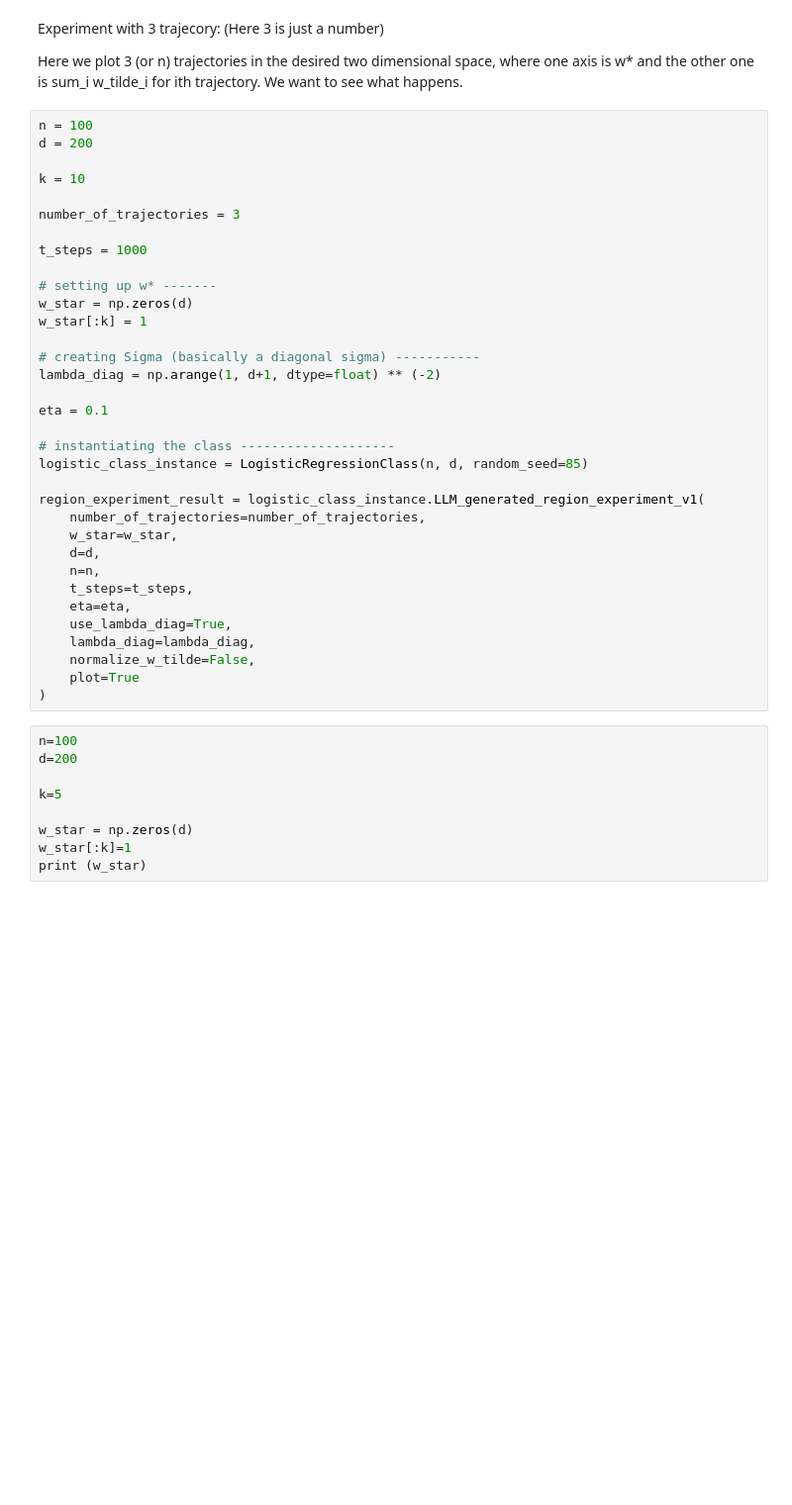
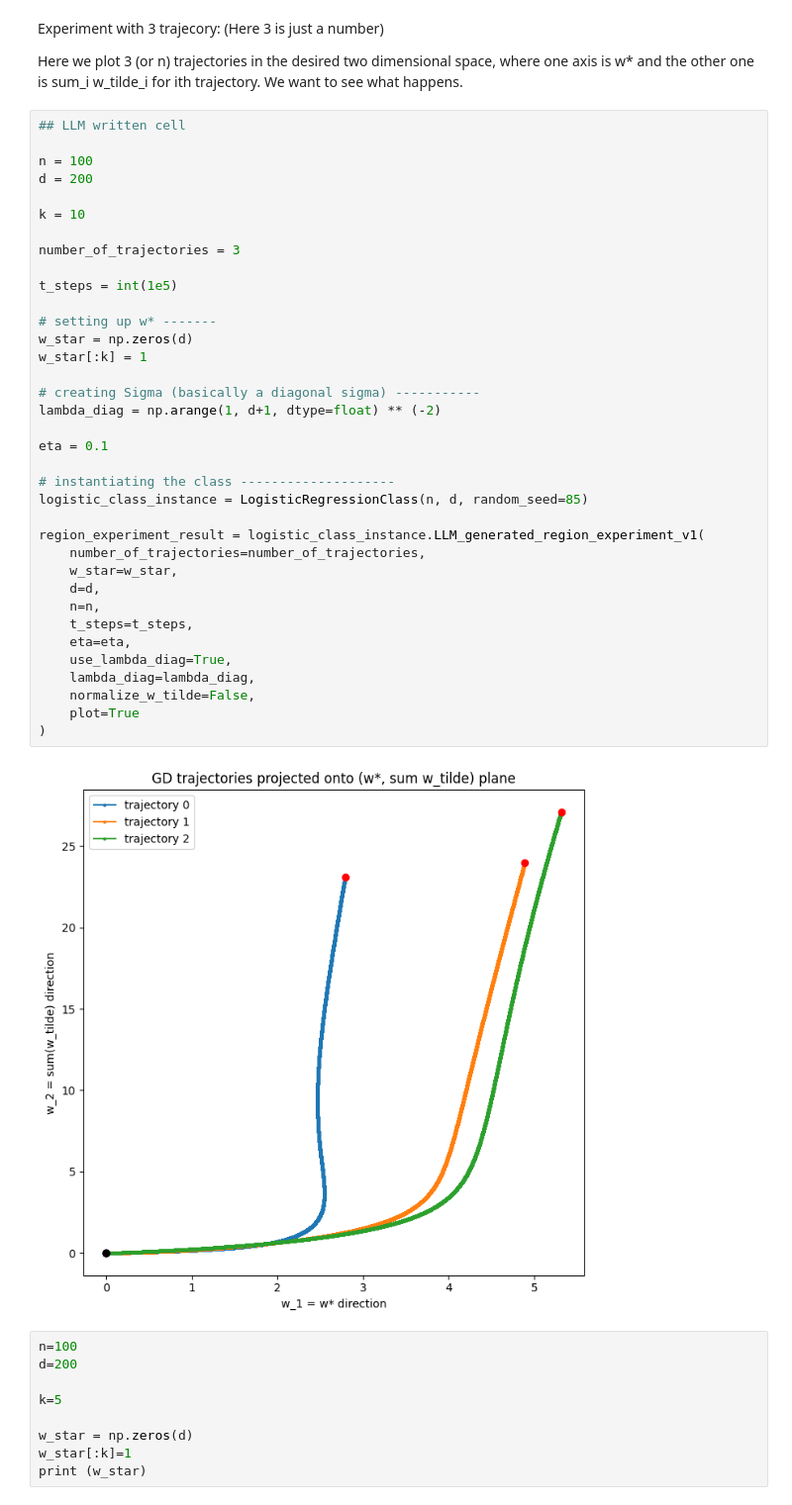
Before and after one commit to AliMorty/early_stopping, a Jupyter notebook: ali_code/logistic_regression_hold_out.ipynb, the cells around one changed output. Shown at 99% size. Saved outputs shown, nothing was run; the diff lists cells and outputs as text; blank space fills up the shorter version.

```diff
--- a/ali_code/logistic_regression_hold_out.ipynb
+++ b/ali_code/logistic_regression_hold_out.ipynb
@@ -431,39 +567,43 @@ Experiment with 3 trajecory: (Here 3 is just a number)
 
 Here we plot 3 (or n) trajectories in the desired two dimensional space, where one axis is w* and the other one is sum_i w_tilde_i for ith trajectory. We want to see what happens.
 # %%
+## LLM written cell
+
 n = 100
 d = 200
 
 k = 10
 
 number_of_trajectories = 3
 
-t_steps = 1000
+t_steps = int(1e5)
 
 # setting up w* -------
 w_star = np.zeros(d)
 w_star[:k] = 1
 
 # creating Sigma (basically a diagonal sigma) -----------
 lambda_diag = np.arange(1, d+1, dtype=float) ** (-2)
 
 eta = 0.1
 
 # instantiating the class --------------------
 logistic_class_instance = LogisticRegressionClass(n, d, random_seed=85)
 
 region_experiment_result = logistic_class_instance.LLM_generated_region_experiment_v1(
     number_of_trajectories=number_of_trajectories,
     w_star=w_star,
     d=d,
     n=n,
     t_steps=t_steps,
     eta=eta,
     use_lambda_diag=True,
     lambda_diag=lambda_diag,
     normalize_w_tilde=False,
     plot=True
 )
+# %% [output]
+[figure, added]
 # %%
 n=100
 d=200
```
Also changed, not shown: parts of 2 cells of this notebook, 1 other file.
